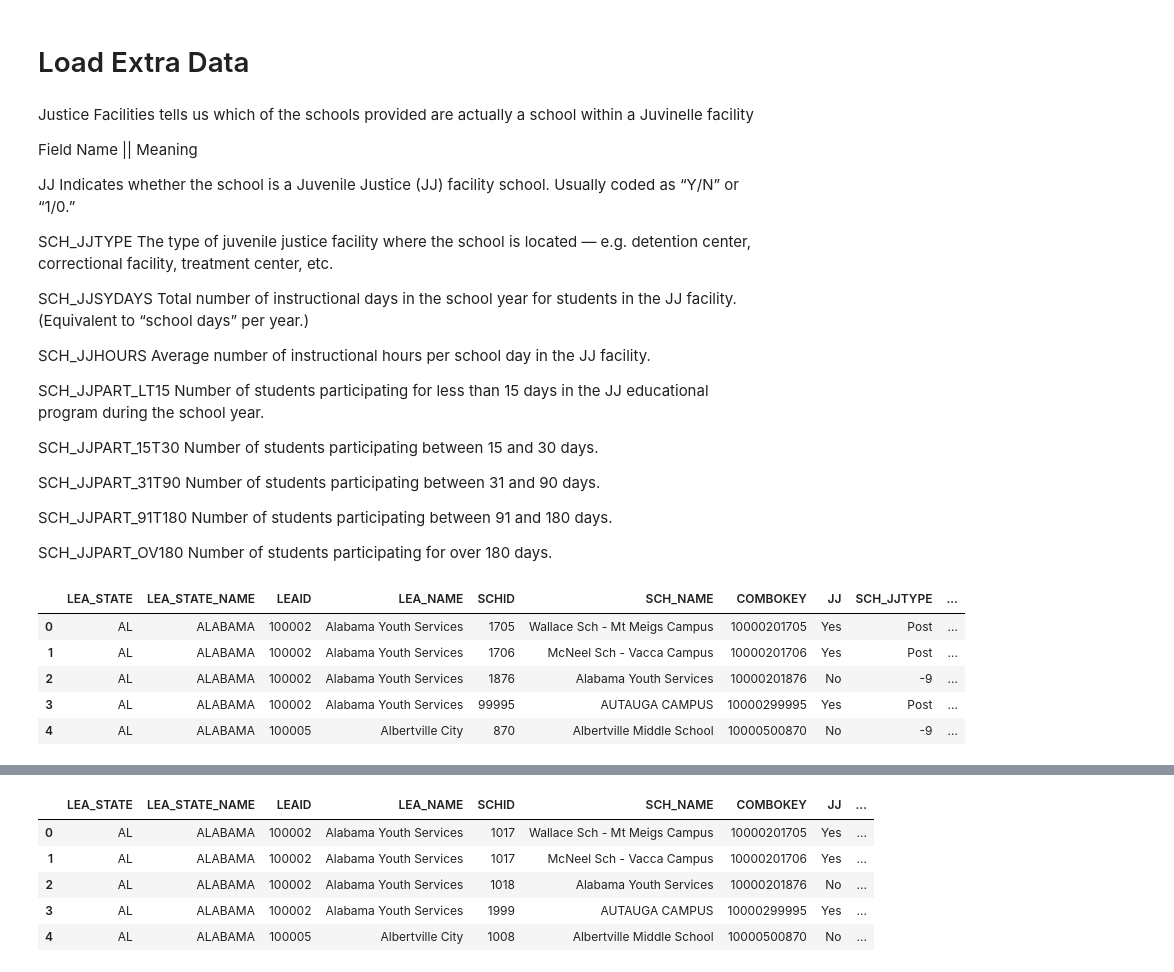
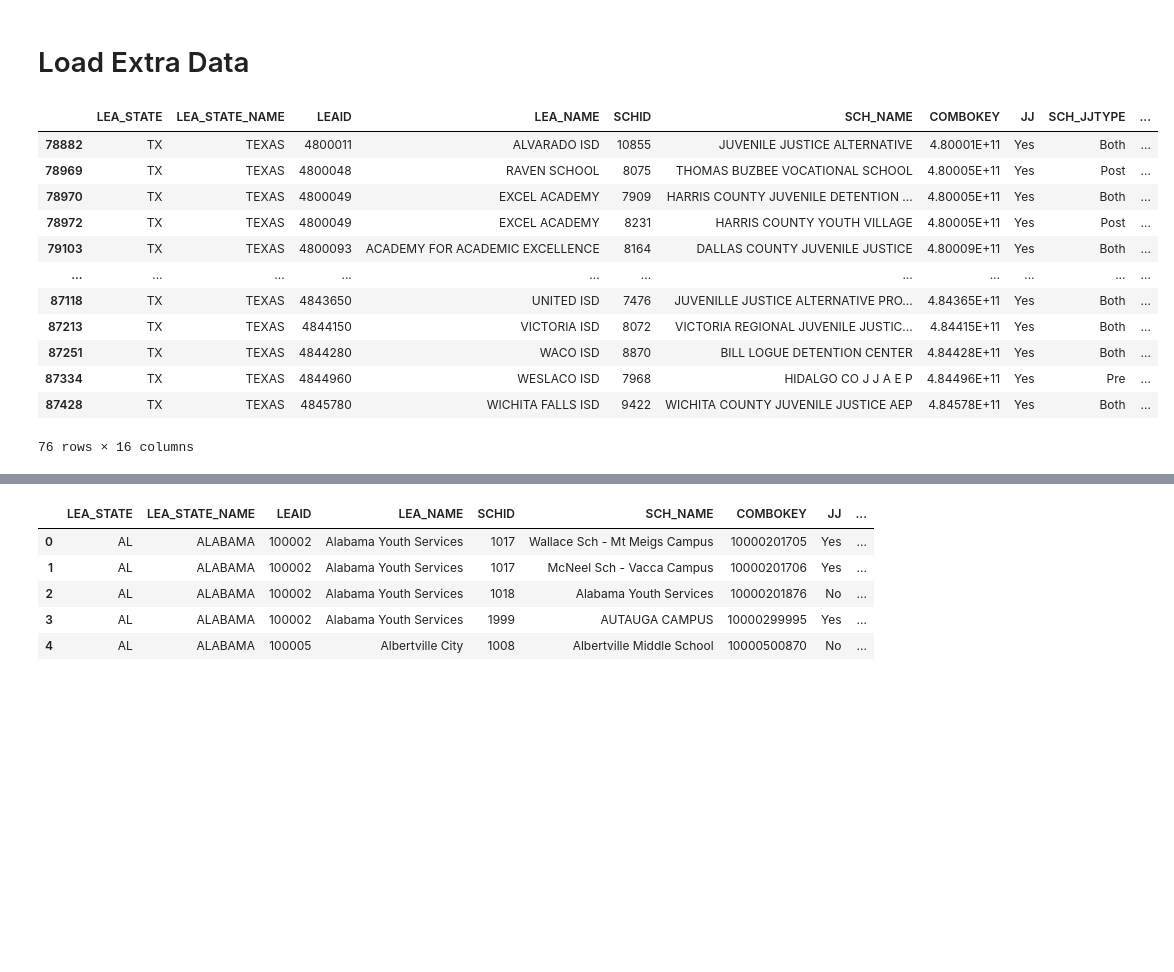
Before and after one commit to brisamh/education, a Jupyter notebook: code/Education_Template.ipynb, the cells around one changed output, grey strips where cells are left out. Cells and saved outputs as stored; diff of their text form; code cells hidden in the pictures; blank space fills up the shorter version.

```diff
--- a/code/Education_Template.ipynb
+++ b/code/Education_Template.ipynb
@@ -22,33 +24,18 @@ referrals_arrest = pd.read_csv('https://github.com/brisamh/education/raw/refs/he
 # %%
-justice_facilities = pd.read_csv('https://raw.githubusercontent.com/brisamh/education/main/data/CRDC_Justice_Facilities.csv', encoding="latin1")
+justice_facilities = pd.read_csv('https://raw.githubusercontent.com/brisamh/education/main/data/CRDC_Justice_Facilities.csv', encoding="latin1",dtype={'COMBOKEY': object})
-# %% [markdown]
-Justice Facilities tells us which of the schools provided are actually a school within a Juvinelle facility
-
-Field Name ||	Meaning
-
-JJ	Indicates whether the school is a Juvenile Justice (JJ) facility school. Usually coded as “Y/N” or “1/0.”
-
-SCH_JJTYPE	The type of juvenile justice facility where the school is located — e.g. detention center, correctional facility, treatment center, etc.
-
-SCH_JJSYDAYS	Total number of instructional days in the school year for students in the JJ facility. (Equivalent to “school days” per year.)
-
-SCH_JJHOURS	Average number of instructional hours per school day in the JJ facility.
-
-SCH_JJPART_LT15	Number of students participating for less than 15 days in the JJ educational program during the school year.
-
-SCH_JJPART_15T30	Number of students participating between 15 and 30 days.
-
-SCH_JJPART_31T90	Number of students participating between 31 and 90 days.
-
-SCH_JJPART_91T180	Number of students participating between 91 and 180 days.
-
-SCH_JJPART_OV180	Number of students participating for over 180 days.
 # %%
-justice_facilities.head()
+justice_facilities.loc[(justice_facilities['LEA_STATE']=='TX') & (justice_facilities['JJ']=='Yes')]
 # %% [output]
 |  | LEA_STATE | LEA_STATE_NAME | LEAID | LEA_NAME | SCHID | SCH_NAME | COMBOKEY | JJ | SCH_JJTYPE | ... |
-| 0 | AL | ALABAMA | 100002 | Alabama Youth Services | 1705 | Wallace Sch - Mt Meigs Campus | 10000201705 | Yes | Post | ... |
-| 1 | AL | ALABAMA | 100002 | Alabama Youth Services | 1706 | McNeel Sch - Vacca Campus | 10000201706 | Yes | Post | ... |
-| 2 | AL | ALABAMA | 100002 | Alabama Youth Services | 1876 | Alabama Youth Services | 10000201876 | No | -9 | ... |
-| 3 | AL | ALABAMA | 100002 | Alabama Youth Services | 99995 | AUTAUGA CAMPUS | 10000299995 | Yes | Post | ... |
-| 4 | AL | ALABAMA | 100005 | Albertville City | 870 | Albertville Middle School | 10000500870 | No | -9 | ... |
+| 78882 | TX | TEXAS | 4800011 | ALVARADO ISD | 10855 | JUVENILE JUSTICE ALTERNATIVE | 4.80001E+11 | Yes | Both | ... |
+| 78969 | TX | TEXAS | 4800048 | RAVEN SCHOOL | 8075 | THOMAS BUZBEE VOCATIONAL SCHOOL | 4.80005E+11 | Yes | Post | ... |
+| 78970 | TX | TEXAS | 4800049 | EXCEL ACADEMY | 7909 | HARRIS COUNTY JUVENILE DETENTION ... | 4.80005E+11 | Yes | Both | ... |
+| 78972 | TX | TEXAS | 4800049 | EXCEL ACADEMY | 8231 | HARRIS COUNTY YOUTH VILLAGE | 4.80005E+11 | Yes | Post | ... |
+| 79103 | TX | TEXAS | 4800093 | ACADEMY FOR ACADEMIC EXCELLENCE | 8164 | DALLAS COUNTY JUVENILE JUSTICE | 4.80009E+11 | Yes | Both | ... |
+| ... | ... | ... | ... | ... | ... | ... | ... | ... | ... | ... |
+| 87118 | TX | TEXAS | 4843650 | UNITED ISD | 7476 | JUVENILLE JUSTICE ALTERNATIVE PRO... | 4.84365E+11 | Yes | Both | ... |
+| 87213 | TX | TEXAS | 4844150 | VICTORIA ISD | 8072 | VICTORIA REGIONAL JUVENILE JUSTIC... | 4.84415E+11 | Yes | Both | ... |
+| 87251 | TX | TEXAS | 4844280 | WACO ISD | 8870 | BILL LOGUE DETENTION CENTER | 4.84428E+11 | Yes | Both | ... |
+| 87334 | TX | TEXAS | 4844960 | WESLACO ISD | 7968 | HIDALGO CO J J A E P | 4.84496E+11 | Yes | Pre | ... |
+| 87428 | TX | TEXAS | 4845780 | WICHITA FALLS ISD | 9422 | WICHITA COUNTY JUVENILE JUSTICE AEP | 4.84578E+11 | Yes | Both | ... |
+76 rows × 16 columns
```
Also changed, not shown: parts of 28 cells of this notebook.
